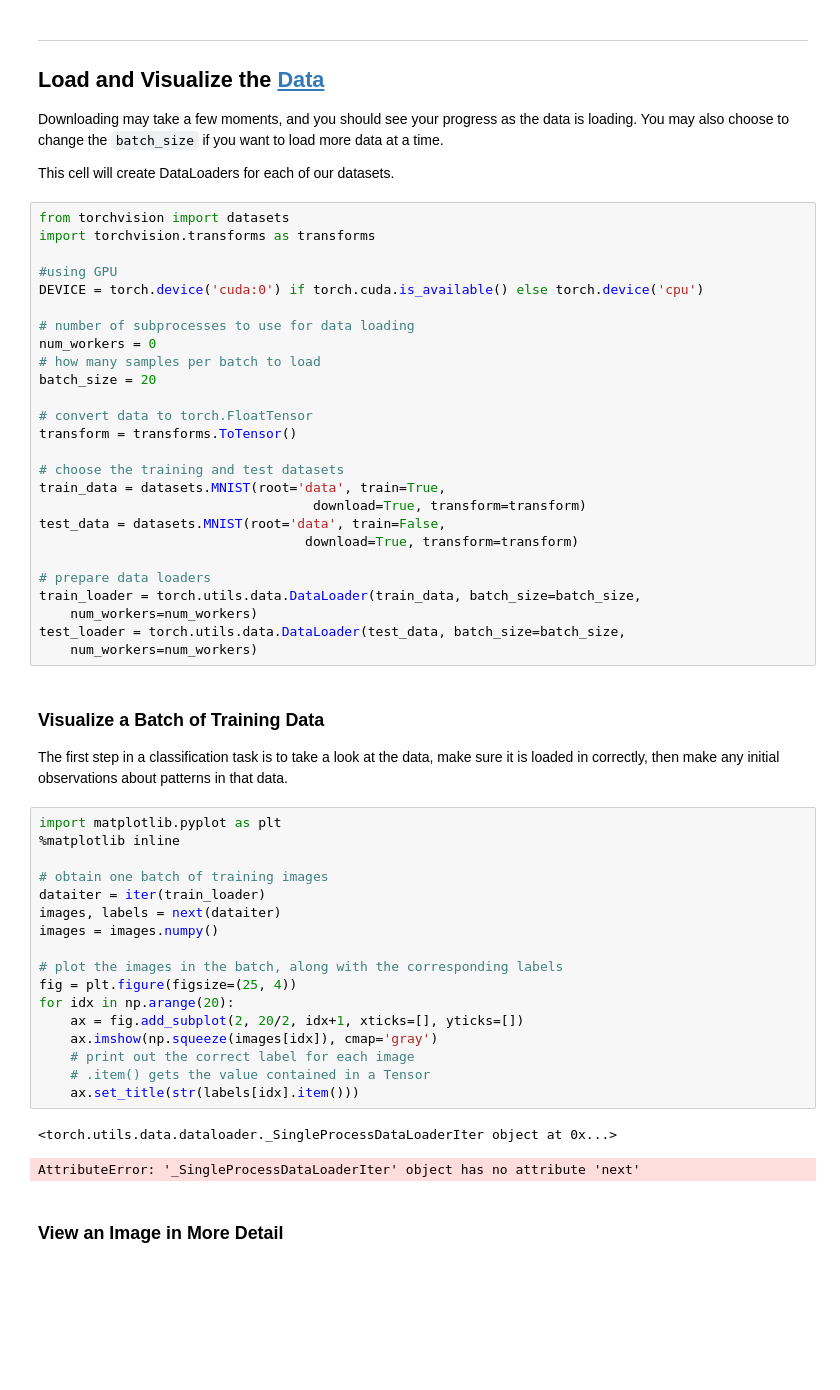
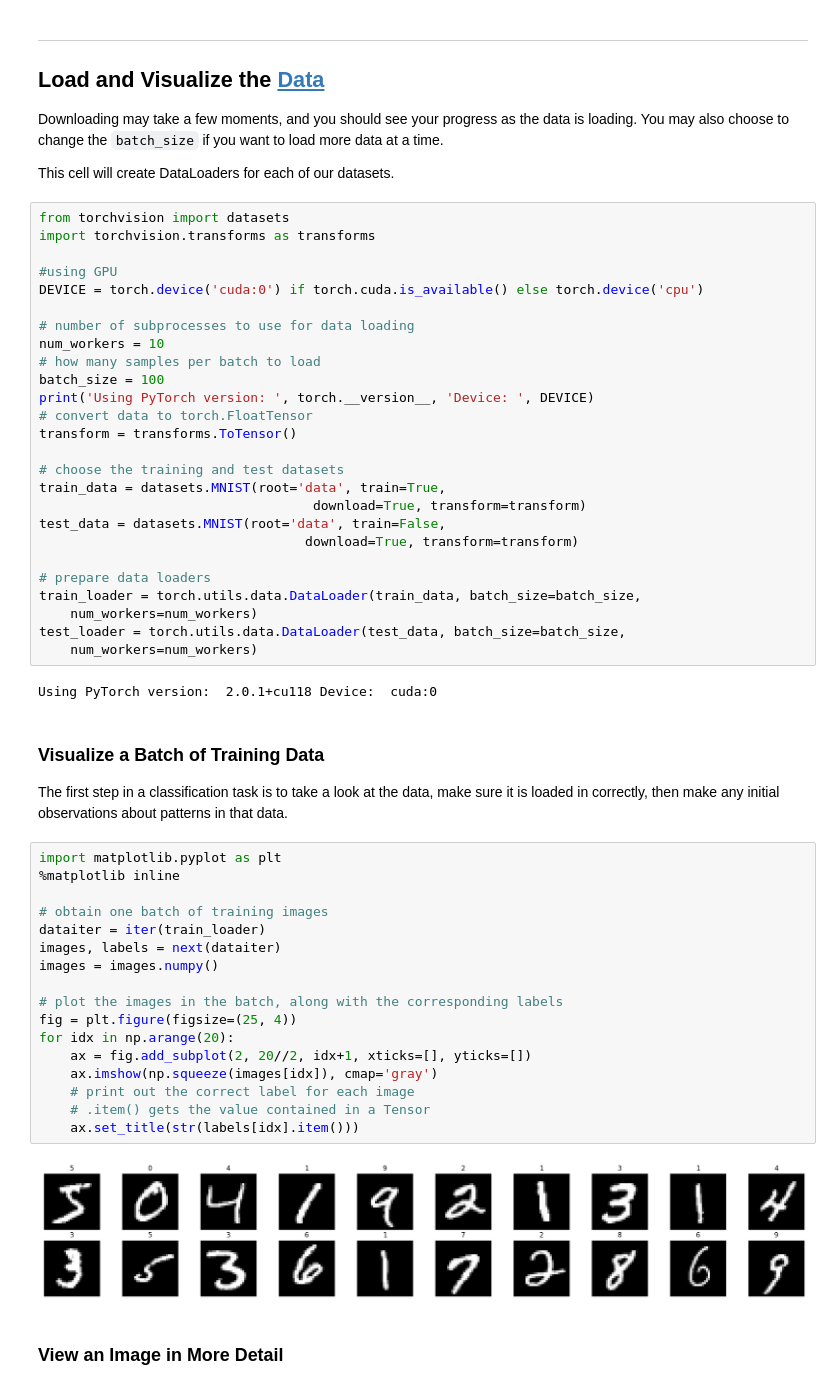
Before and after one commit to hackerhoon/KDT-AI-PROJECT, a Jupyter notebook: 10주차 실습/mnist_mlp_pytorch_base.ipynb, the cells around one changed output. Saved outputs shown, nothing was run; the diff lists cells and outputs as text; blank space fills up the shorter version.

```diff
--- a/10주차 실습/mnist_mlp_pytorch_base.ipynb
+++ b/10주차 실습/mnist_mlp_pytorch_base.ipynb
@@ -29,10 +29,10 @@ import torchvision.transforms as transforms
 DEVICE = torch.device('cuda:0') if torch.cuda.is_available() else torch.device('cpu')
 
 # number of subprocesses to use for data loading
-num_workers = 0
+num_workers = 10
 # how many samples per batch to load
-batch_size = 20
-
+batch_size = 100
+print('Using PyTorch version: ', torch.__version__, 'Device: ', DEVICE)
 # convert data to torch.FloatTensor
 transform = transforms.ToTensor()
 
@@ -47,6 +47,8 @@ train_loader = torch.utils.data.DataLoader(train_data, batch_size=batch_size,
     num_workers=num_workers)
 test_loader = torch.utils.data.DataLoader(test_data, batch_size=batch_size,
     num_workers=num_workers)
+# %% [output]
+Using PyTorch version:  2.0.1+cu118 Device:  cuda:0
 # %% [markdown]
 ### Visualize a Batch of Training Data
 
@@ -54,23 +56,22 @@ The first step in a classification task is to take a look at the data, make sure
 # %%
 import matplotlib.pyplot as plt
 %matplotlib inline
 
 # obtain one batch of training images
 dataiter = iter(train_loader)
 images, labels = next(dataiter)
 images = images.numpy()
 
 # plot the images in the batch, along with the corresponding labels
 fig = plt.figure(figsize=(25, 4))
 for idx in np.arange(20):
-    ax = fig.add_subplot(2, 20/2, idx+1, xticks=[], yticks=[])
+    ax = fig.add_subplot(2, 20//2, idx+1, xticks=[], yticks=[])
     ax.imshow(np.squeeze(images[idx]), cmap='gray')
     # print out the correct label for each image
     # .item() gets the value contained in a Tensor
     ax.set_title(str(labels[idx].item()))
 # %% [output]
-<torch.utils.data.dataloader._SingleProcessDataLoaderIter object at 0x...>
-AttributeError: '_SingleProcessDataLoaderIter' object has no attribute 'next'
+[figure, added]
 # %% [markdown]
 ### View an Image in More Detail
 # %%
```
Also changed, not shown: parts of 5 cells of this notebook.
